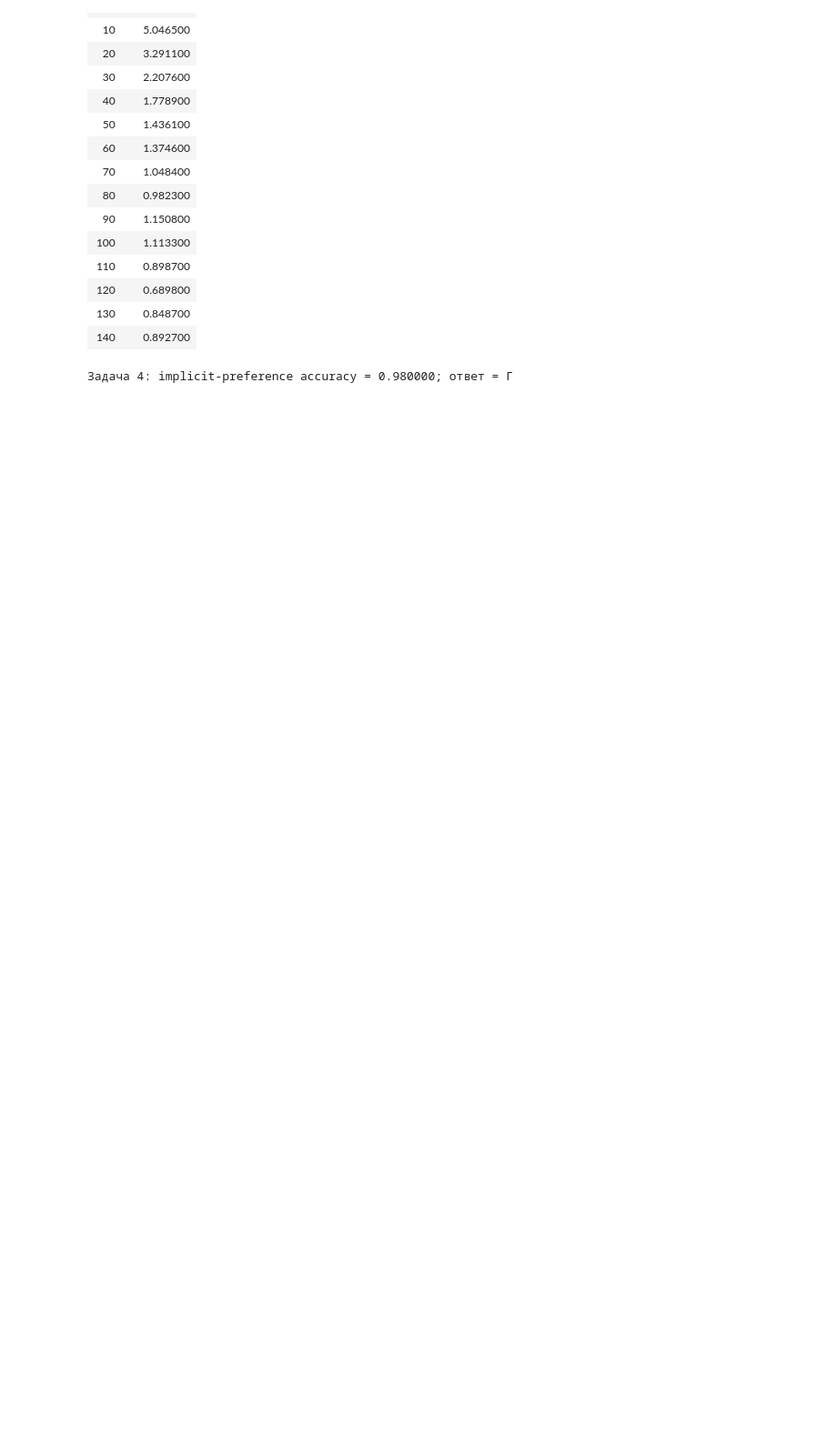
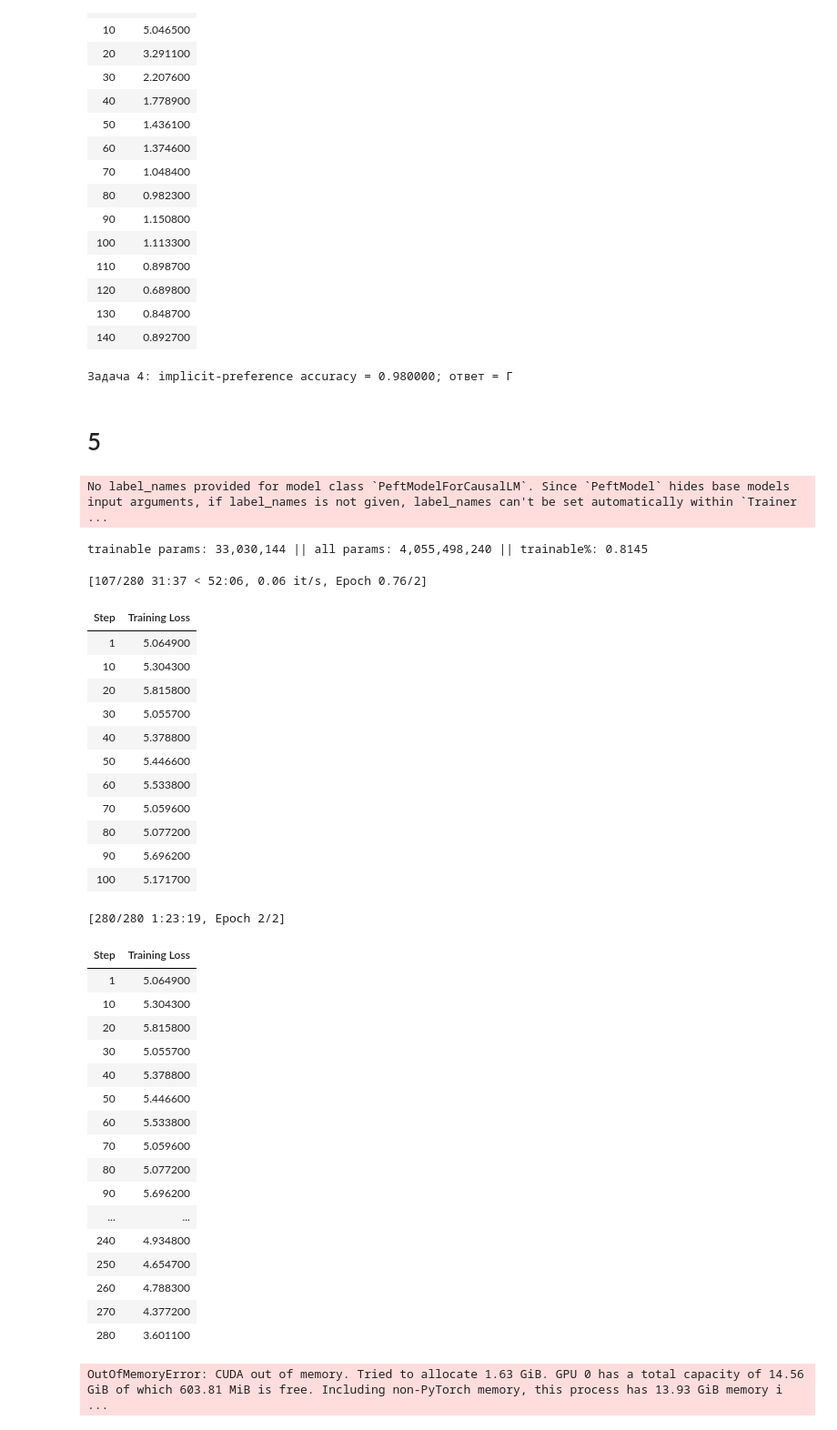
Before and after one commit to mc-ardi/red_level, a Jupyter notebook: kms.ipynb, the cells around one changed output. Shown at 91% size. Drawn from its saved outputs; the diff is of its cells as text; code cells hidden in the pictures; blank space fills up the shorter version.

```diff
--- a/kms.ipynb
+++ b/kms.ipynb
@@ -955,3 +955,71 @@ No label_names provided for model class `PeftModelForCausalLM`. Since `PeftModel
 # %%
 del quality_dpo_trainer, quality_dpo_model
 cleanup_cuda()
+# %% [markdown]
+# 5
+# %%
+SIMPO_DIR = ADAPTER_DIR / "task5_simpo"
+simpo_model = load_causal_adapter(DPO_STYLE_DIR, trainable=True)
+
+simpo_trainer = SimPOPairTrainer(
+    model=simpo_model,
+    args=train_args(
+        name="task5_simpo",
+        epochs=2.0,
+        lr=1e-6,
+        batch_size=2,
+        grad_accum=8,
+    ),
+    train_dataset=ListDataset(quality_train_pairs),
+    data_collator=preference_collator,
+    beta=2.0,
+    gamma_beta_ratio=0.5,
+)
+simpo_trainer.train()
+simpo_model.save_pretrained(SIMPO_DIR)
+tokenizer.save_pretrained(SIMPO_DIR)
+
+task5_score = implicit_preference_accuracy(simpo_model, quality_test_pairs, batch_size=4)
+task5_letter = quality_interval(task5_score)
+RESULTS["task5"] = {
+    "metric": "implicit_preference_accuracy_mean_logprob",
+    "value": task5_score,
+    "interval": task5_letter,
+}
+print(f"Задача 5: implicit-preference accuracy = {task5_score:.6f}; ответ = {task5_letter}")
+print(f"Разница SimPO − DPO quality: {task5_score - task4_score:+.6f}")
+# %% [output]
+No label_names provided for model class `PeftModelForCausalLM`. Since `PeftModel` hides base models input arguments, if label_names is not given, label_names can't be set automatically within `Trainer ...
+trainable params: 33,030,144 || all params: 4,055,498,240 || trainable%: 0.8145
+[107/280 31:37 < 52:06, 0.06 it/s, Epoch 0.76/2]
+| Step | Training Loss |
+| 1 | 5.064900 |
+| 10 | 5.304300 |
+| 20 | 5.815800 |
+| 30 | 5.055700 |
+| 40 | 5.378800 |
+| 50 | 5.446600 |
+| 60 | 5.533800 |
+| 70 | 5.059600 |
+| 80 | 5.077200 |
+| 90 | 5.696200 |
+| 100 | 5.171700 |
+[280/280 1:23:19, Epoch 2/2]
+| Step | Training Loss |
+| 1 | 5.064900 |
+| 10 | 5.304300 |
+| 20 | 5.815800 |
+| 30 | 5.055700 |
+| 40 | 5.378800 |
+| 50 | 5.446600 |
+| 60 | 5.533800 |
+| 70 | 5.059600 |
+| 80 | 5.077200 |
+| 90 | 5.696200 |
+| ... | ... |
+| 240 | 4.934800 |
+| 250 | 4.654700 |
+| 260 | 4.788300 |
+| 270 | 4.377200 |
+| 280 | 3.601100 |
+OutOfMemoryError: CUDA out of memory. Tried to allocate 1.63 GiB. GPU 0 has a total capacity of 14.56 GiB of which 603.81 MiB is free. Including non-PyTorch memory, this process has 13.93 GiB memory i ...
```
Also changed, not shown: parts of 1 cell of this notebook.
